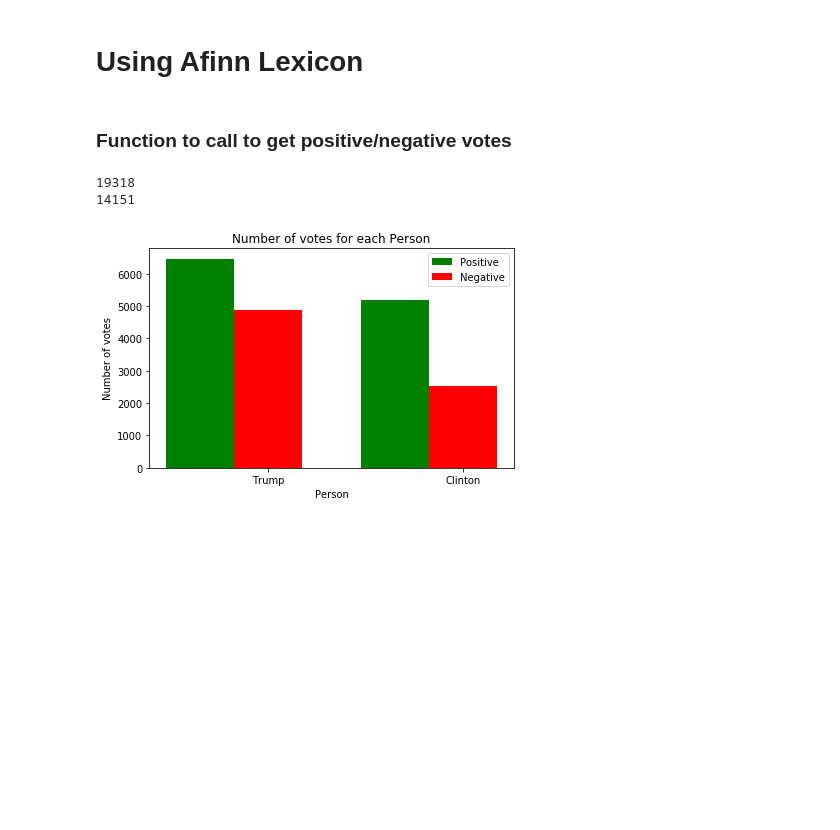
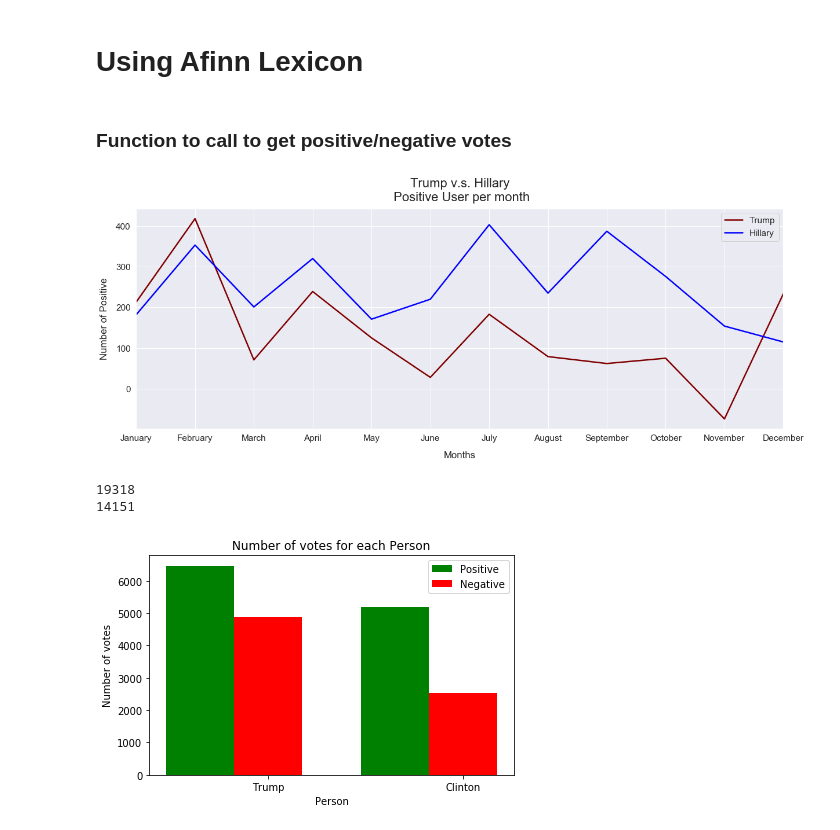
Before and after one commit to jaydenhojingrong/DAP-Best-eggs, a Jupyter notebook: Other Analysis/Other Analysis.ipynb, the cells around one changed output. Cells and saved outputs as stored; diff of their text form; code cells hidden in the pictures; blank space fills up the shorter version.

Commit message:
updated other analayst
with sentiment changes in month

```diff
--- a/Other Analysis/Other Analysis.ipynb
+++ b/Other Analysis/Other Analysis.ipynb
@@ -14,3 +51,23 @@ af = Afinn()
+# %%
+trump = getSentiment("Trump2")
+clinton = getSentiment("HillaryClinton")
+# %%
+# plot the graph yoooo
+sns.set(font_scale=1.4)
+trump.set_index('datetime')['result'].plot(figsize=(12, 10), linewidth=2.5, color='maroon', label="Trump")
+clinton.set_index('datetime')['result'].plot(figsize=(12, 10), linewidth=2.5, color='blue', label="Hillary")
+
+x_ticks_labels = ["January","February","March","April","May","June","July","August","September","October","November","December"]
+x = np.array([1,2,3,4,5,6,7,8,9,10,11,12])
+plt.xticks(x, x_ticks_labels)
+plt.gcf().set_size_inches(20, 7)
+
+plt.xlabel("Months", labelpad=15)
+plt.ylabel("Number of Positive", labelpad=12)
+plt.legend()
+plt.title("Trump v.s. Hillary\n Positive User per month", y=1.02, fontsize=22);
+# %% [output]
+[figure, added]
 # %%
 def NoOfPosNeg(filename):
     data = pd.read_csv(filename,encoding='latin1', names = ['username','datetime','tweet'])
```
Also changed, not shown: parts of 3 cells of this notebook, 2 other files.
